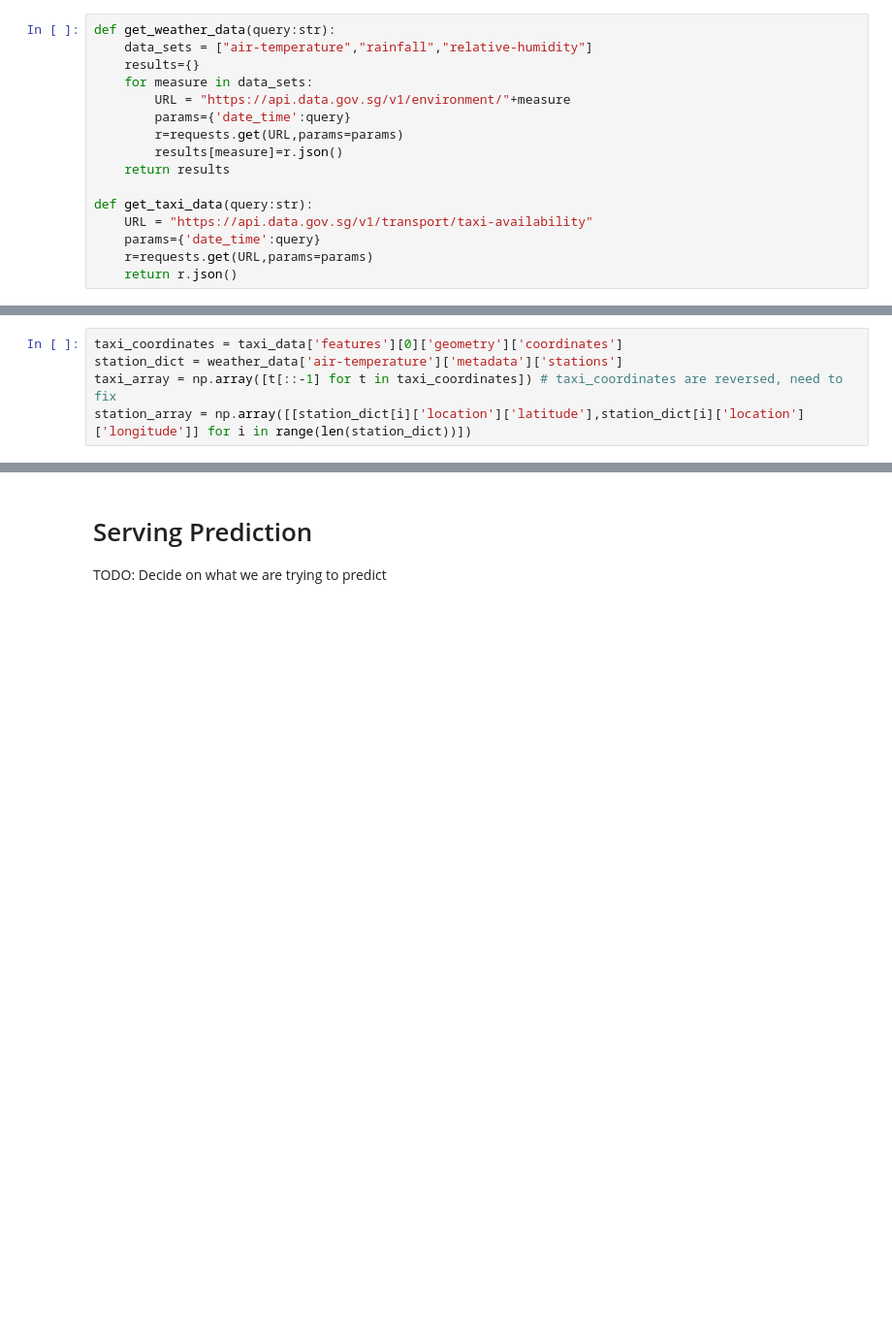
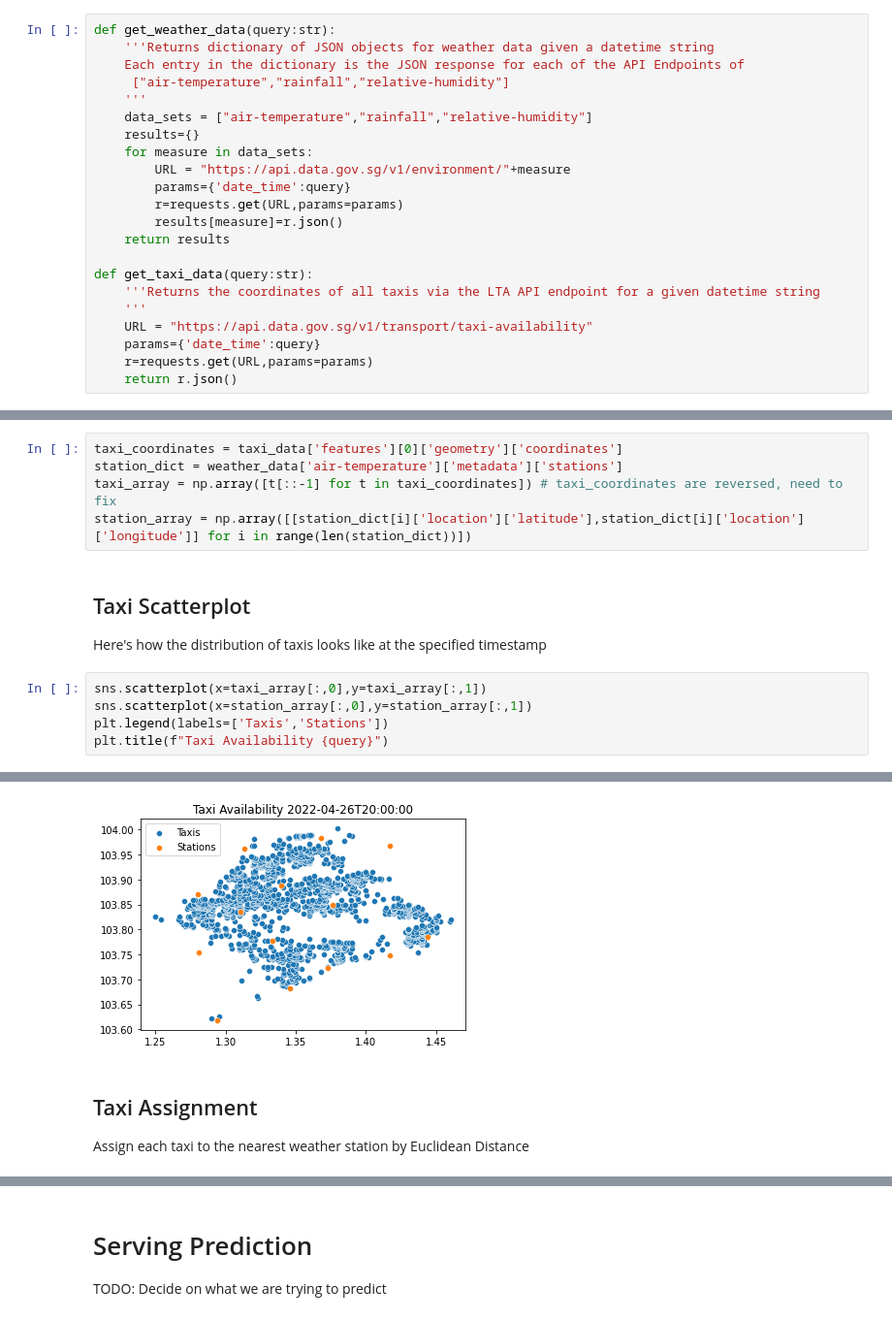
Before and after one commit to spencerkmarley/smu-cs611-mleng-project, a Jupyter notebook: eda/eda.ipynb, the cells around one changed output, grey strips where cells are left out. Shown at 97% size. Cells and saved outputs as stored; diff of their text form; blank space fills up the shorter version.

Commit message:
Taxi assignment EDA completed

```diff
--- a/eda/eda.ipynb
+++ b/eda/eda.ipynb
@@ -13,6 +25,10 @@ query="2022-04-26T20:00:00"
 Write the functions to pull data from the APIs
 # %%
 def get_weather_data(query:str):
+    '''Returns dictionary of JSON objects for weather data given a datetime string
+    Each entry in the dictionary is the JSON response for each of the API Endpoints of
+     ["air-temperature","rainfall","relative-humidity"]
+    '''
     data_sets = ["air-temperature","rainfall","relative-humidity"]
     results={}
     for measure in data_sets:
@@ -23,6 +39,8 @@ def get_weather_data(query:str):
     return results
 
 def get_taxi_data(query:str):
+    '''Returns the coordinates of all taxis via the LTA API endpoint for a given datetime string
+    '''
     URL = "https://api.data.gov.sg/v1/transport/taxi-availability"
     params={'date_time':query}
     r=requests.get(URL,params=params)
@@ -45,3 +61,13 @@ taxi_coordinates = taxi_data['features'][0]['geometry']['coordinates']
 station_dict = weather_data['air-temperature']['metadata']['stations']
 taxi_array = np.array([t[::-1] for t in taxi_coordinates]) # taxi_coordinates are reversed, need to fix
 station_array = np.array([[station_dict[i]['location']['latitude'],station_dict[i]['location']['longitude']] for i in range(len(station_dict))])
+# %% [markdown]
+## Taxi Scatterplot
+
+Here's how the distribution of taxis looks like at the specified timestamp
+# %%
+sns.scatterplot(x=taxi_array[:,0],y=taxi_array[:,1])
+sns.scatterplot(x=station_array[:,0],y=station_array[:,1])
+plt.legend(labels=['Taxis','Stations'])
+plt.title(f"Taxi Availability {query}")
+# %% [output]
@@ -48 +75,6 @@ station_array = np.array([[station_dict[i]['location']['latitude'],station_dict[
+[figure, added]
+# %% [markdown]
+## Taxi Assignment
+
+Assign each taxi to the nearest weather station by Euclidean Distance
 # %%
```
Also changed, not shown: parts of 16 cells of this notebook.
